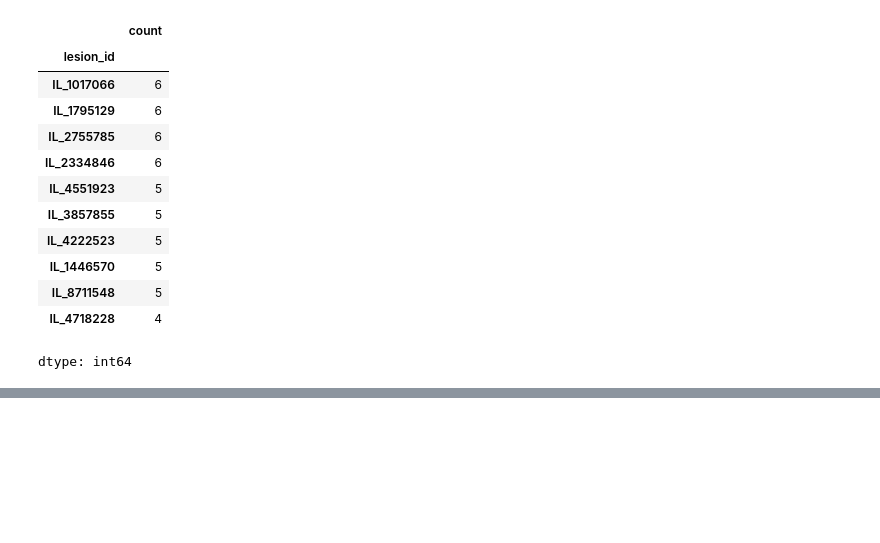
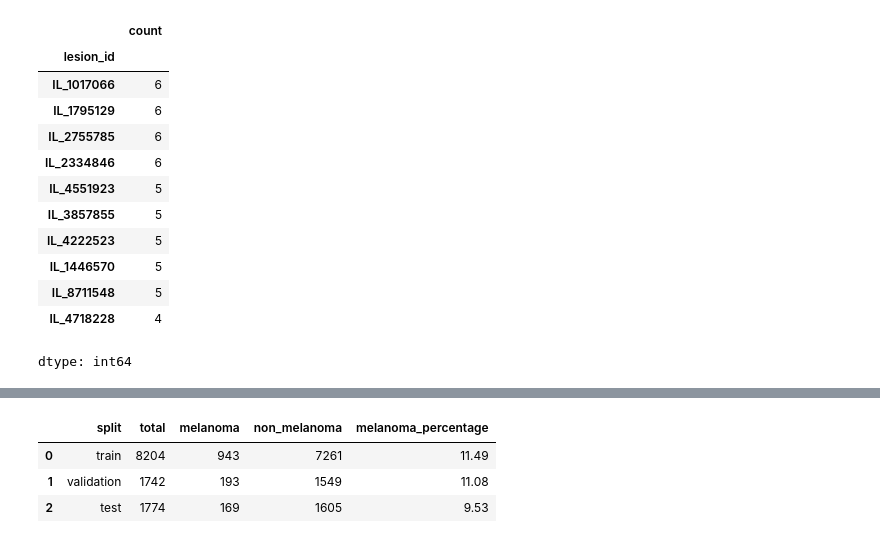
Before and after one commit to zone2233/bachelor-thesis-melanoma-augmentation, a Jupyter notebook: notebooks/00_eda_and_dataset_setup.ipynb, the cells around one changed output, grey strips where cells are left out. Saved outputs shown, nothing was run; the diff lists cells and outputs as text; code cells hidden in the pictures; blank space fills up the shorter version.

Commit message:
finished eda and added the splits in to data/splits

```diff
--- a/notebooks/00_eda_and_dataset_setup.ipynb
+++ b/notebooks/00_eda_and_dataset_setup.ipynb
@@ -162,0 +202,95 @@ dtype: int64
+# %%
+from sklearn.model_selection import GroupShuffleSplit
+
+df["label"] = df["binary_label"].map({
+    "Non-Melanoma": 0,
+    "Melanoma": 1
+})
+
+df[["diagnosis_3", "binary_label", "label"]].head()
+
+required_columns = ["isic_id", "lesion_id", "diagnosis_3", "binary_label", "label", "image_path"]
+
+df_split = df[required_columns].copy()
+
+df_split["diagnosis_3"] = df_split["diagnosis_3"].fillna("Benign vascular lesion")
+
+print(df_split["binary_label"].value_counts())
+print(df_split["label"].value_counts())
+print("Missing labels:", df_split["label"].isnull().sum())
+
+df_split["label"] = df_split["label"].astype(int)
+
+print(df_split.head())
+print(df_split.isnull().sum())
+
+RANDOM_STATE = 42
+
+gss_test = GroupShuffleSplit(
+    n_splits=1,
+    test_size=0.15,
+    random_state=RANDOM_STATE
+)
+
+train_val_idx, test_idx = next(
+    gss_test.split(
+        df_split,
+        y=df_split["label"],
+        groups=df_split["lesion_id"]
+    )
+)
+
+train_val_df = df_split.iloc[train_val_idx].reset_index(drop=True)
+test_df = df_split.iloc[test_idx].reset_index(drop=True)
+
+gss_val = GroupShuffleSplit(
+    n_splits=1,
+    test_size=0.1765,
+    random_state=RANDOM_STATE
+)
+
+train_idx, val_idx = next(
+    gss_val.split(
+        train_val_df,
+        y=train_val_df["label"],
+        groups=train_val_df["lesion_id"]
+    )
+)
+
+train_df = train_val_df.iloc[train_idx].reset_index(drop=True)
+val_df = train_val_df.iloc[val_idx].reset_index(drop=True)
+
+train_lesions = set(train_df["lesion_id"])
+val_lesions = set(val_df["lesion_id"])
+test_lesions = set(test_df["lesion_id"])
+
+print("Train/Val overlap:", len(train_lesions & val_lesions))
+print("Train/Test overlap:", len(train_lesions & test_lesions))
+print("Val/Test overlap:", len(val_lesions & test_lesions))
+
+print(f"Train size: {len(train_df)}")
+print(f"Validation size: {len(val_df)}")
+print(f"Test size: {len(test_df)}")
+
+def check_split_distribution(name, split_df):
+    total = len(split_df)
+    melanoma = (split_df["label"] == 1).sum()
+    non_melanoma = (split_df["label"] == 0).sum()
+    melanoma_percentage = melanoma / total * 100
+
+    return {
+        "split": name,
+        "total": total,
+        "melanoma": melanoma,
+        "non_melanoma": non_melanoma,
+        "melanoma_percentage": round(melanoma_percentage, 2)
+    }
+
+split_distribution = pd.DataFrame([
+    check_split_distribution("train", train_df),
+    check_split_distribution("validation", val_df),
+    check_split_distribution("test", test_df)
+])
+
+split_distribution
+# %% [output]
@@ -162,0 +314,4 @@ dtype: int64
+|  | split | total | melanoma | non_melanoma | melanoma_percentage |
+| 0 | train | 8204 | 943 | 7261 | 11.49 |
+| 1 | validation | 1742 | 193 | 1549 | 11.08 |
+| 2 | test | 1774 | 169 | 1605 | 9.53 |
```
Also changed, not shown: parts of 4 cells of this notebook, 6 other files.
